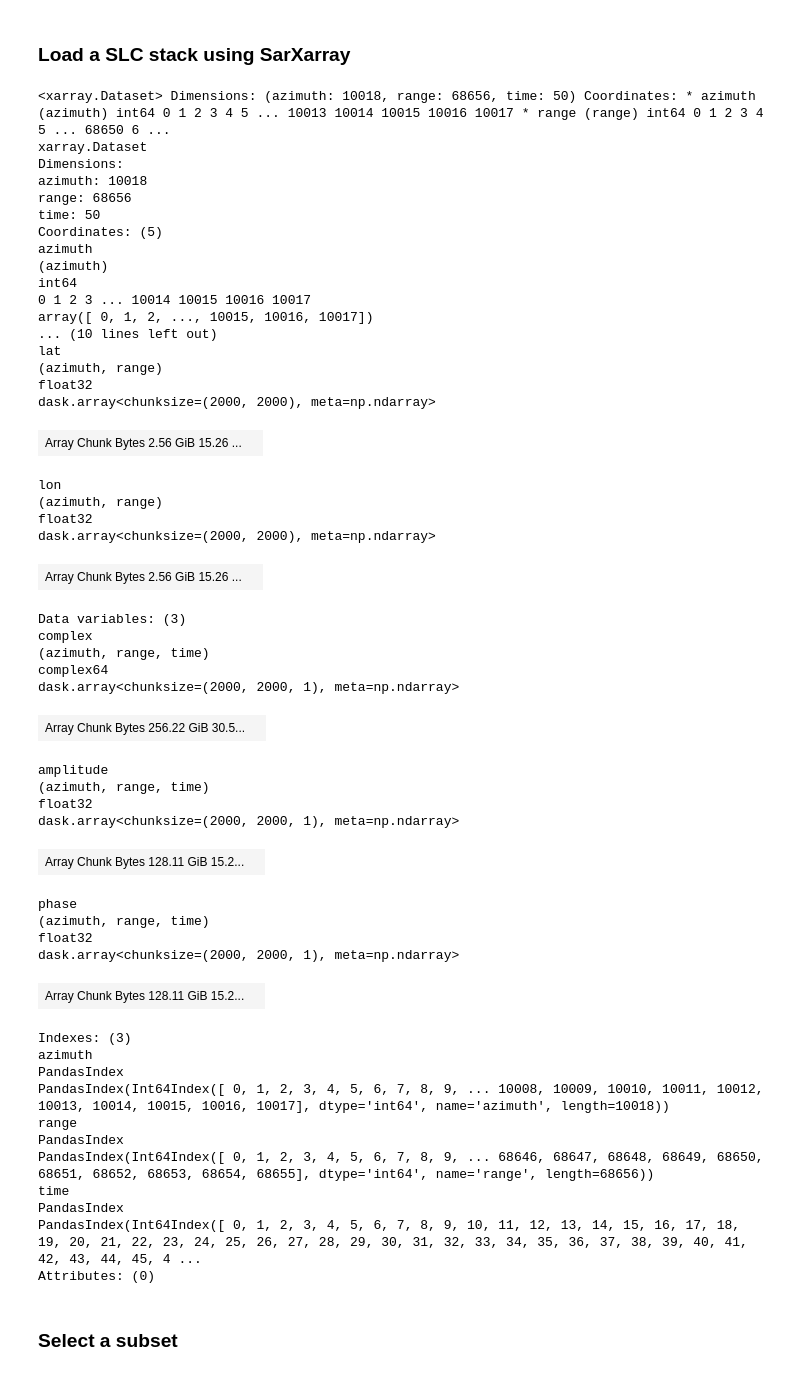
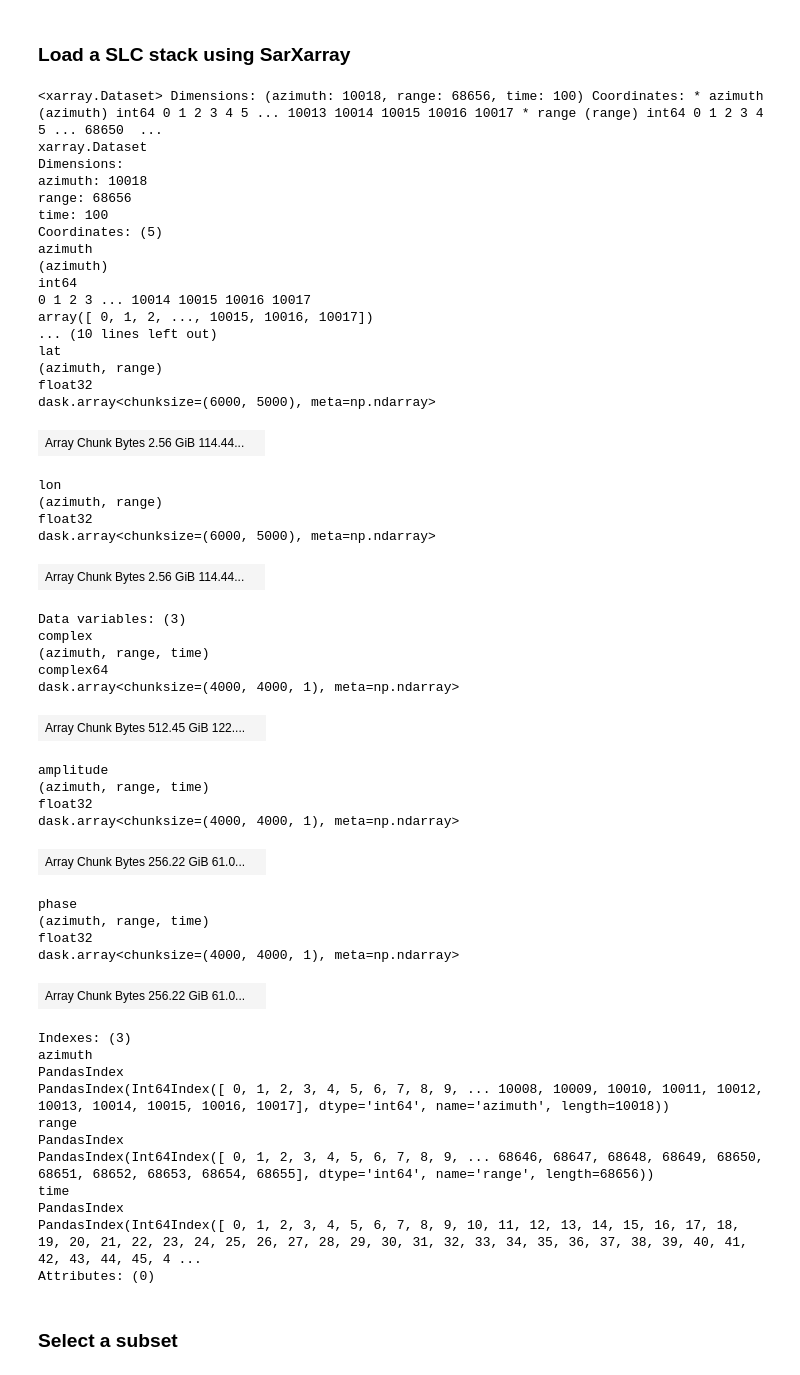
Before and after one commit to TUDelftGeodesy/stmtools, a Jupyter notebook: examples/demo_stm_spider.ipynb, the cells around one changed output. Cells and saved outputs as stored; diff of their text form; code cells hidden in the pictures.

```diff
--- a/examples/demo_stm_spider.ipynb
+++ b/examples/demo_stm_spider.ipynb
@@ -39,8 +39,8 @@ path = Path('/project/caroline/Share/stacks/nl_veenweiden_s1_asc_t088/stack')
 
 # Make a list of SLCs to read
 f_slc = 'cint_srd.raw'
-list_slcs = [p/f_slc for p in path.rglob("????????")]
-list_slcs = list_slcs[0:50] # 50 images for example
+list_slcs = [p/f_slc for p in path.rglob(('[0-9]' * 8)) if not p.match('20200325')]
+list_slcs = list_slcs[0:100] # 100 images for example
 
 # Geo referenced coordinates
 f_lat = [path/'20210730'/'phi.raw']
@@ -49,58 +49,55 @@ f_lon = [path/'20210730'/'lam.raw']
 # Metadata of the stack
 shape=(10018, 68656)
 dtype = np.dtype([('re', np.float32), ('im', np.float32)])
-
-# Reading chunk
-chunks = (2000, 2000)
 # %%
 # Load complex data
-stack = sarxarray.from_binary(list_slcs, shape, dtype=dtype, chunks=chunks)
+stack = sarxarray.from_binary(list_slcs, shape, dtype=dtype)
 
 # Load coordinates
-lat = sarxarray.from_binary(f_lat, shape, vlabel="lat", dtype=np.float32, chunks=chunks)
-lon = sarxarray.from_binary(f_lon, shape, vlabel="lon", dtype=np.float32, chunks=chunks)
+lat = sarxarray.from_binary(f_lat, shape, vlabel="lat", dtype=np.float32)
+lon = sarxarray.from_binary(f_lon, shape, vlabel="lon", dtype=np.float32)
 stack = stack.assign_coords(lat = (("azimuth", "range"), lat.squeeze().lat.data), lon = (("azimuth", "range"), lon.squeeze().lon.data))
 stack
 # %% [output]
-<xarray.Dataset> Dimensions: (azimuth: 10018, range: 68656, time: 50) Coordinates: * azimuth (azimuth) int64 0 1 2 3 4 5 ... 10013 10014 10015 10016 10017 * range (range) int64 0 1 2 3 4 5 ... 68650 6 ...
+<xarray.Dataset> Dimensions: (azimuth: 10018, range: 68656, time: 100) Coordinates: * azimuth (azimuth) int64 0 1 2 3 4 5 ... 10013 10014 10015 10016 10017 * range (range) int64 0 1 2 3 4 5 ... 68650  ...
 xarray.Dataset
 Dimensions:
 azimuth: 10018
 range: 68656
-time: 50
+time: 100
 Coordinates: (5)
 azimuth
 (azimuth)
 int64
 0 1 2 3 ... 10014 10015 10016 10017
 array([ 0, 1, 2, ..., 10015, 10016, 10017])
 ... (10 lines left out)
 lat
 (azimuth, range)
 float32
-dask.array<chunksize=(2000, 2000), meta=np.ndarray>
+dask.array<chunksize=(6000, 5000), meta=np.ndarray>
-| Array Chunk Bytes 2.56 GiB 15.26 ... |  |
+| Array Chunk Bytes 2.56 GiB 114.44... |  |
 lon
 (azimuth, range)
 float32
-dask.array<chunksize=(2000, 2000), meta=np.ndarray>
+dask.array<chunksize=(6000, 5000), meta=np.ndarray>
-| Array Chunk Bytes 2.56 GiB 15.26 ... |  |
+| Array Chunk Bytes 2.56 GiB 114.44... |  |
 Data variables: (3)
 complex
 (azimuth, range, time)
 complex64
-dask.array<chunksize=(2000, 2000, 1), meta=np.ndarray>
+dask.array<chunksize=(4000, 4000, 1), meta=np.ndarray>
-| Array Chunk Bytes 256.22 GiB 30.5... |  |
+| Array Chunk Bytes 512.45 GiB 122.... |  |
 amplitude
 (azimuth, range, time)
 float32
-dask.array<chunksize=(2000, 2000, 1), meta=np.ndarray>
+dask.array<chunksize=(4000, 4000, 1), meta=np.ndarray>
-| Array Chunk Bytes 128.11 GiB 15.2... |  |
+| Array Chunk Bytes 256.22 GiB 61.0... |  |
 phase
 (azimuth, range, time)
 float32
-dask.array<chunksize=(2000, 2000, 1), meta=np.ndarray>
+dask.array<chunksize=(4000, 4000, 1), meta=np.ndarray>
-| Array Chunk Bytes 128.11 GiB 15.2... |  |
+| Array Chunk Bytes 256.22 GiB 61.0... |  |
 Indexes: (3)
 azimuth
 PandasIndex
```
Also changed, not shown: parts of 11 cells of this notebook.
